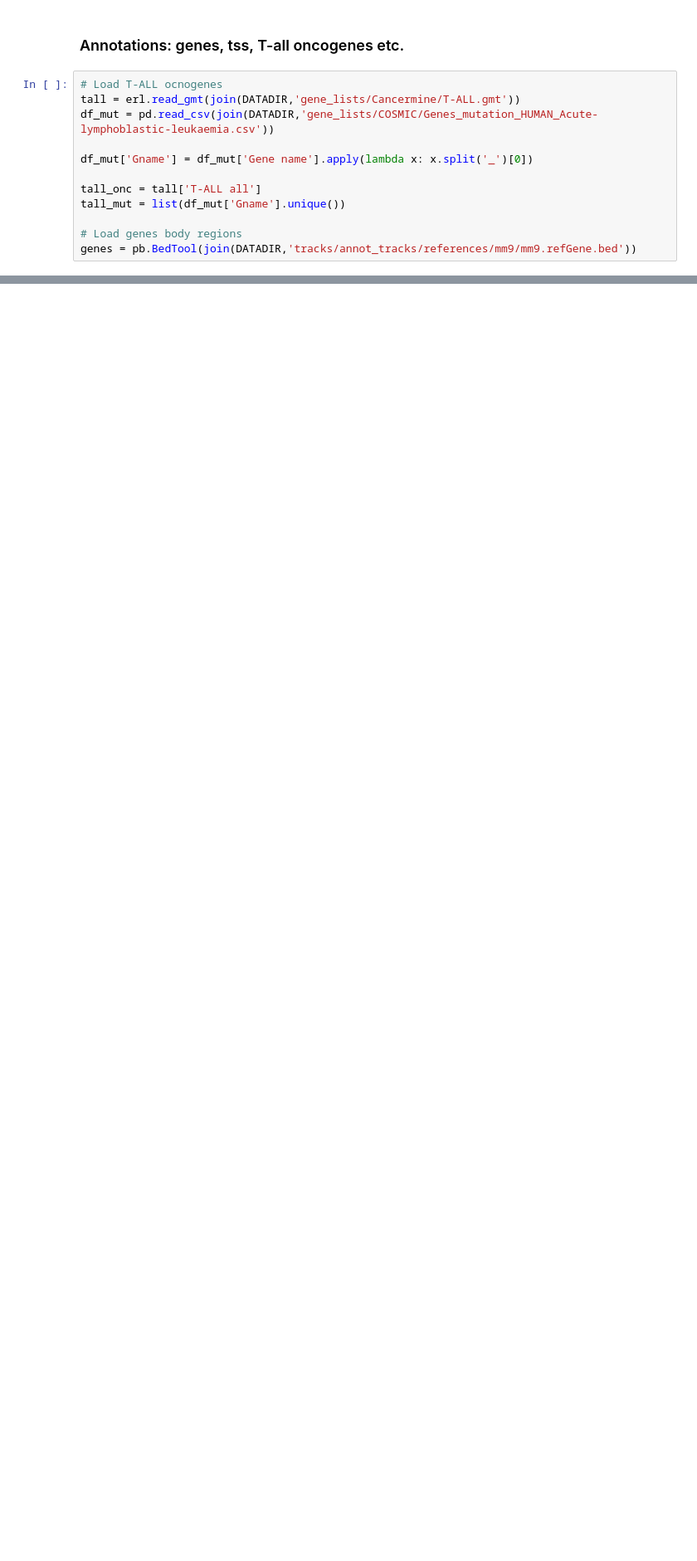
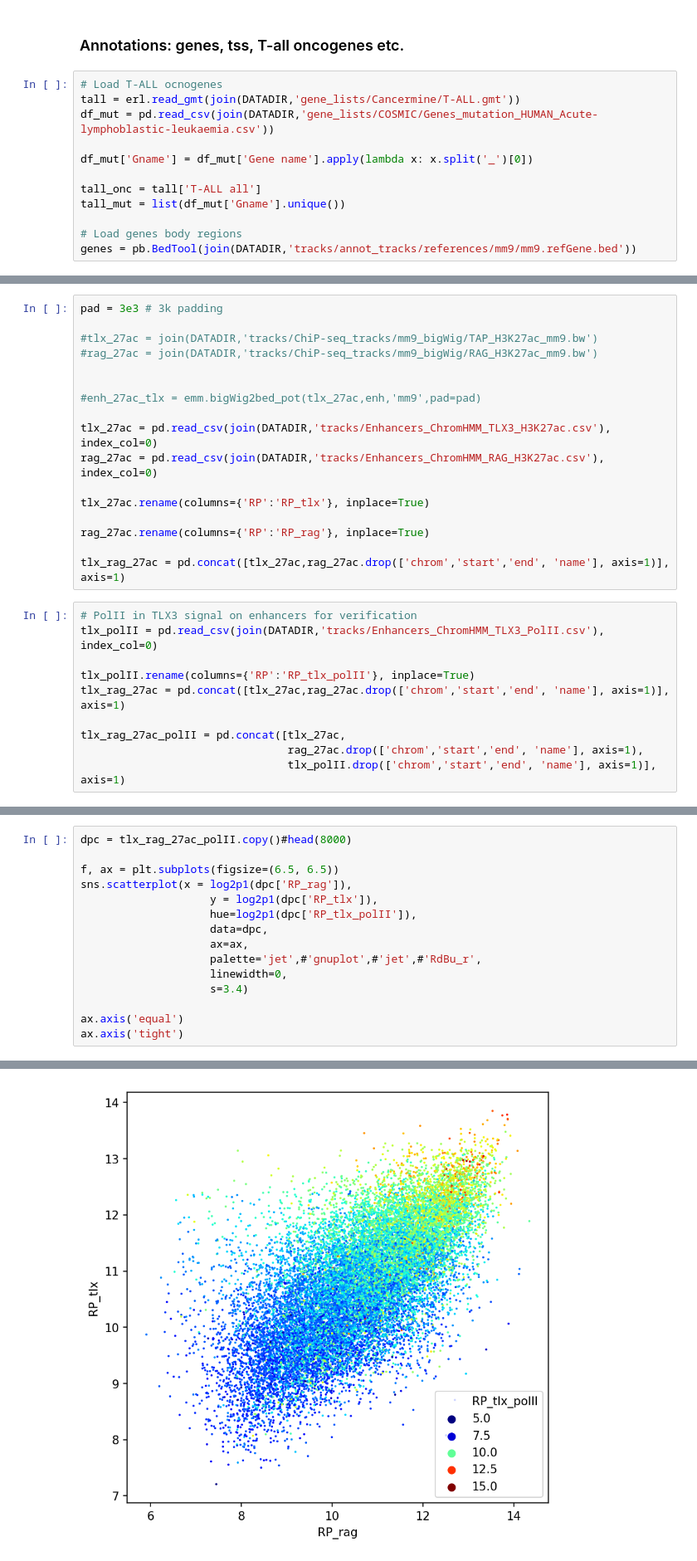
Before and after one commit to Benja1972/bioinformatics, a Jupyter notebook: TLX3_Project_Story_2019.ipynb, the cells around one changed output, grey strips where cells are left out. Shown at 83% size. Cells and saved outputs as stored; diff of their text form; blank space fills up the shorter version.

```diff
--- a/TLX3_Project_Story_2019.ipynb
+++ b/TLX3_Project_Story_2019.ipynb
@@ -111,0 +114,27 @@ tsen = pb.BedTool.from_dataframe(ts_en).sort()
+# %%
+pad = 3e3 # 3k padding
+
+#tlx_27ac = join(DATADIR,'tracks/ChiP-seq_tracks/mm9_bigWig/TAP_H3K27ac_mm9.bw')
+#rag_27ac = join(DATADIR,'tracks/ChiP-seq_tracks/mm9_bigWig/RAG_H3K27ac_mm9.bw')
+
+
+#enh_27ac_tlx = emm.bigWig2bed_pot(tlx_27ac,enh,'mm9',pad=pad)
+
+tlx_27ac = pd.read_csv(join(DATADIR,'tracks/Enhancers_ChromHMM_TLX3_H3K27ac.csv'), index_col=0)
+rag_27ac = pd.read_csv(join(DATADIR,'tracks/Enhancers_ChromHMM_RAG_H3K27ac.csv'), index_col=0)
+
+tlx_27ac.rename(columns={'RP':'RP_tlx'}, inplace=True)
+
+rag_27ac.rename(columns={'RP':'RP_rag'}, inplace=True)
+
+tlx_rag_27ac = pd.concat([tlx_27ac,rag_27ac.drop(['chrom','start','end', 'name'], axis=1)], axis=1)
+# %%
+# PolII in TLX3 signal on enhancers for verification
+tlx_polII = pd.read_csv(join(DATADIR,'tracks/Enhancers_ChromHMM_TLX3_PolII.csv'), index_col=0)
+
+tlx_polII.rename(columns={'RP':'RP_tlx_polII'}, inplace=True)
+tlx_rag_27ac = pd.concat([tlx_27ac,rag_27ac.drop(['chrom','start','end', 'name'], axis=1)], axis=1)
+
+tlx_rag_27ac_polII = pd.concat([tlx_27ac,
+                                rag_27ac.drop(['chrom','start','end', 'name'], axis=1),
+                                tlx_polII.drop(['chrom','start','end', 'name'], axis=1)], axis=1)
@@ -111,0 +143,16 @@ tsen = pb.BedTool.from_dataframe(ts_en).sort()
+# %%
+dpc = tlx_rag_27ac_polII.copy()#head(8000)
+
+f, ax = plt.subplots(figsize=(6.5, 6.5))
+sns.scatterplot(x = log2p1(dpc['RP_rag']),
+                    y = log2p1(dpc['RP_tlx']),
+                    hue=log2p1(dpc['RP_tlx_polII']),
+                    data=dpc,
+                    ax=ax,
+                    palette='jet',#'gnuplot',#'jet',#'RdBu_r',
+                    linewidth=0,
+                    s=3.4)
+
+ax.axis('equal')
+ax.axis('tight')
+# %% [output]
@@ -111,0 +160 @@ tsen = pb.BedTool.from_dataframe(ts_en).sort()
+[figure, added]
```
Also changed, not shown: parts of 34 cells of this notebook, 6 other files.
